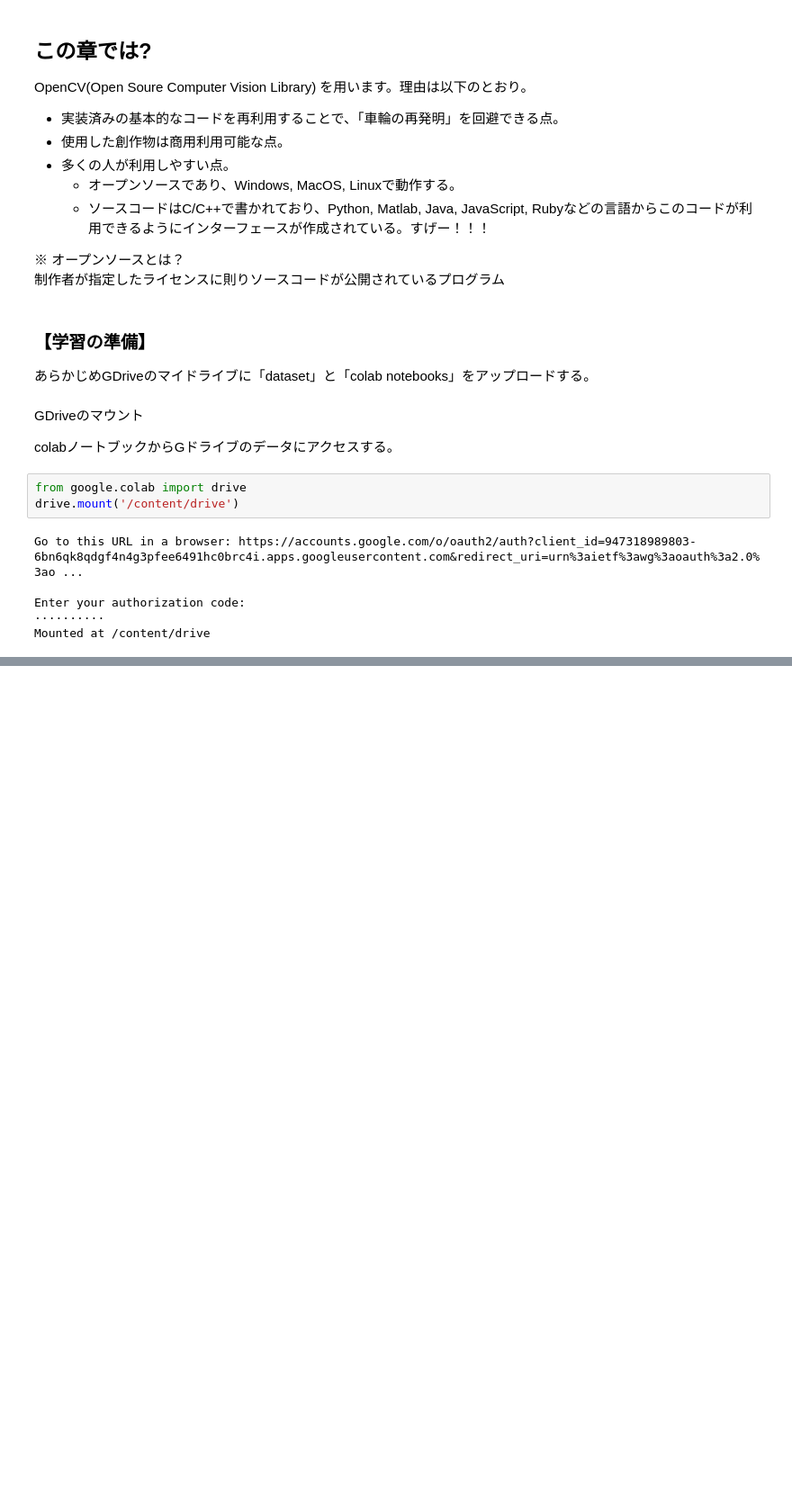
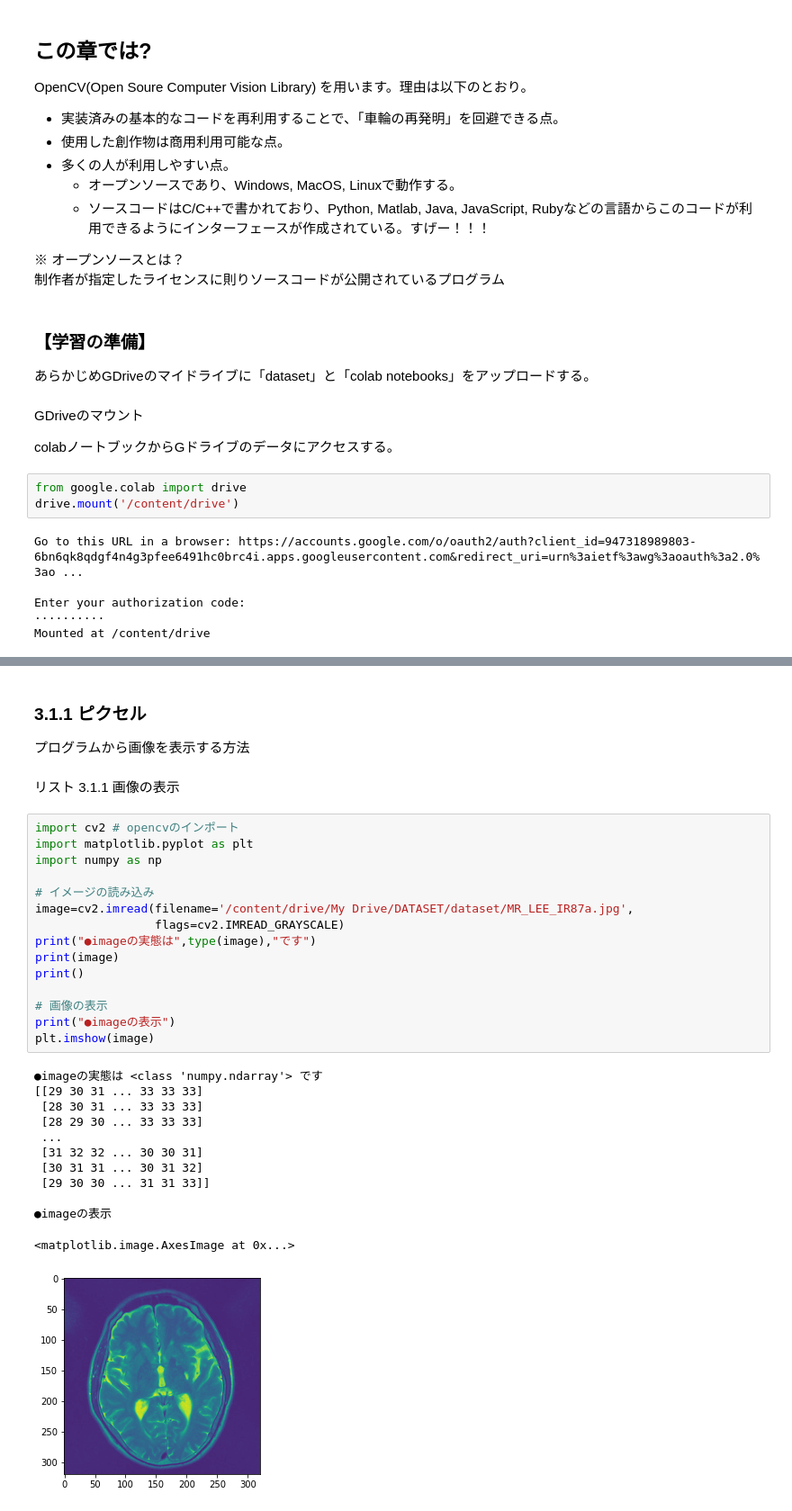
Before and after one commit to ken-ty/python_medical_images, a Jupyter notebook: chapter3/chap3_1.ipynb, the cells around one changed output, grey strips where cells are left out. Shown at 90% size. Cells and saved outputs as stored; diff of their text form; blank space fills up the shorter version.

```diff
--- a/chapter3/chap3_1.ipynb
+++ b/chapter3/chap3_1.ipynb
@@ -33,0 +40,34 @@ Mounted at /content/drive
+# %% [markdown]
+### 3.1.1 ピクセル
+
+プログラムから画像を表示する方法
+# %% [markdown]
+リスト 3.1.1 画像の表示
+# %%
+import cv2 # opencvのインポート
+import matplotlib.pyplot as plt
+import numpy as np
+
+# イメージの読み込み
+image=cv2.imread(filename='/content/drive/My Drive/DATASET/dataset/MR_LEE_IR87a.jpg',
+                 flags=cv2.IMREAD_GRAYSCALE)
+print("●imageの実態は",type(image),"です")
+print(image)
+print()
+
+# 画像の表示
+print("●imageの表示")
+plt.imshow(image)
+# %% [output]
+●imageの実態は <class 'numpy.ndarray'> です
+[[29 30 31 ... 33 33 33]
+ [28 30 31 ... 33 33 33]
+ [28 29 30 ... 33 33 33]
+ ...
+ [31 32 32 ... 30 30 31]
+ [30 31 31 ... 30 31 32]
+ [29 30 30 ... 31 31 33]]
+
+●imageの表示
+<matplotlib.image.AxesImage at 0x...>
+[figure, added]
```
Also changed, not shown: parts of 12 cells of this notebook.
